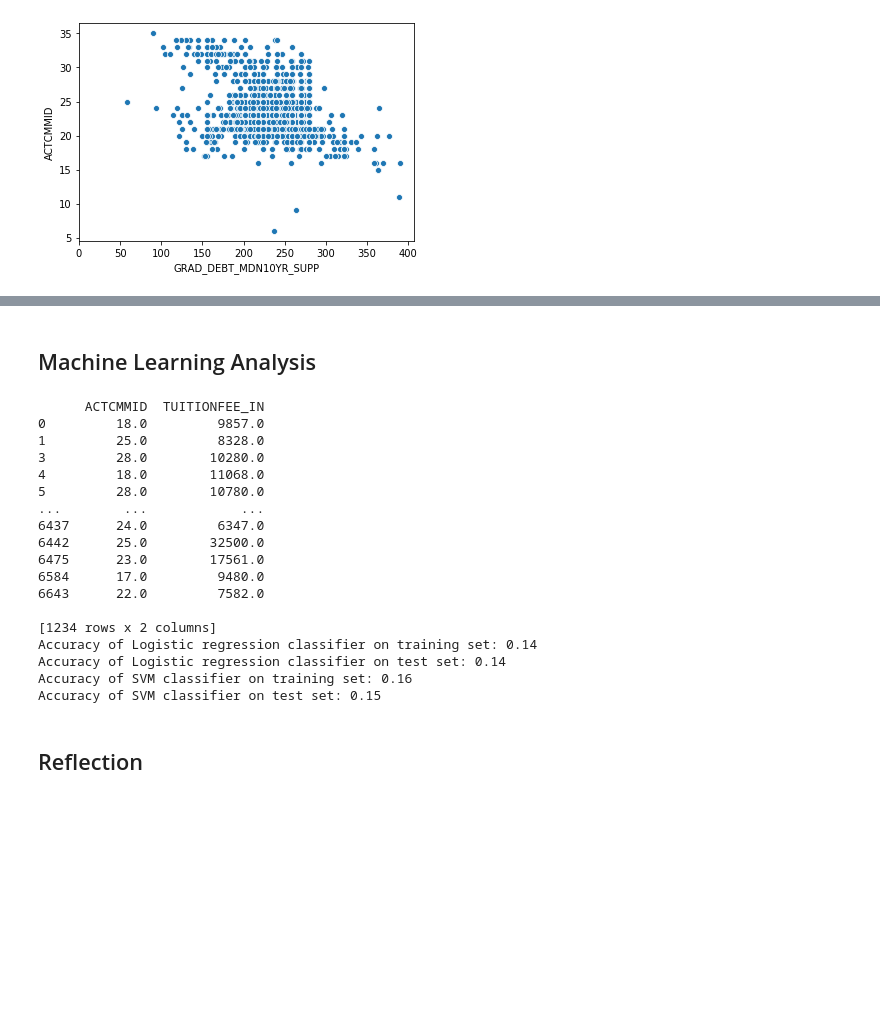
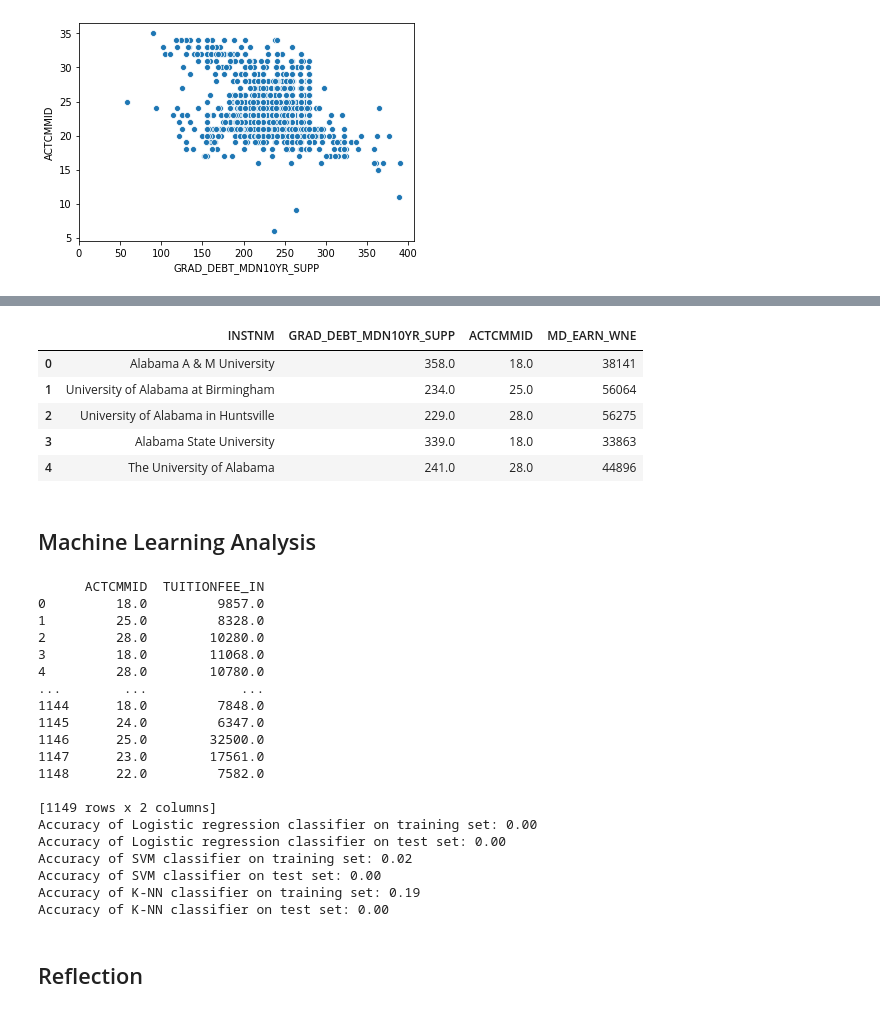
Before and after one commit to YJDave/cs418-s20-cs418_spring20_mighty_python, a Jupyter notebook: EduWorth.ipynb, the cells around one changed output, grey strips where cells are left out. Cells and saved outputs as stored; diff of their text form; code cells hidden in the pictures; blank space fills up the shorter version.

```diff
--- a/EduWorth.ipynb
+++ b/EduWorth.ipynb
@@ -117,3 +110,13 @@ See the caveats in the documentation: https://pandas.pydata.org/pandas-docs/stab
+# %%
+combined_data = pd.merge(college_data, final, on='INSTNM')
+combined_data[['INSTNM','GRAD_DEBT_MDN10YR_SUPP', 'ACTCMMID', 'MD_EARN_WNE']].head()
+# %% [output]
+|  | INSTNM | GRAD_DEBT_MDN10YR_SUPP | ACTCMMID | MD_EARN_WNE |
+| 0 | Alabama A & M University | 358.0 | 18.0 | 38141 |
+| 1 | University of Alabama at Birmingham | 234.0 | 25.0 | 56064 |
+| 2 | University of Alabama in Huntsville | 229.0 | 28.0 | 56275 |
+| 3 | Alabama State University | 339.0 | 18.0 | 33863 |
+| 4 | The University of Alabama | 241.0 | 28.0 | 44896 |
 # %% [markdown]
 ## Machine Learning Analysis
 # %%
@@ -128,9 +131,9 @@ from sklearn.preprocessing import MinMaxScaler
 
 features = ['ACTCMMID', 'TUITIONFEE_IN']
 
-X = college_data[features]
+X = combined_data[features]
 print(X)
-y = college_data['GRAD_DEBT_MDN10YR_SUPP']
+y = combined_data['MD_EARN_WNE']
 
 X_train, X_test, y_train, y_test = train_test_split(X, y, random_state=0)
 scaler = MinMaxScaler()
@@ -150,25 +153,35 @@ print('Accuracy of SVM classifier on training set: {:.2f}'
      .format(svm.score(X_train, y_train)))
 print('Accuracy of SVM classifier on test set: {:.2f}'
      .format(svm.score(X_test, y_test)))
+
+from sklearn.neighbors import KNeighborsClassifier
+knn = KNeighborsClassifier()
+knn.fit(X_train, y_train)
+print('Accuracy of K-NN classifier on training set: {:.2f}'
+     .format(knn.score(X_train, y_train)))
+print('Accuracy of K-NN classifier on test set: {:.2f}'
+     .format(knn.score(X_test, y_test)))
 # %% [output]
       ACTCMMID  TUITIONFEE_IN
 0         18.0         9857.0
 1         25.0         8328.0
-3         28.0        10280.0
-4         18.0        11068.0
-5         28.0        10780.0
+2         28.0        10280.0
+3         18.0        11068.0
+4         28.0        10780.0
 ...        ...            ...
-6437      24.0         6347.0
-6442      25.0        32500.0
-6475      23.0        17561.0
-6584      17.0         9480.0
-6643      22.0         7582.0
+1144      18.0         7848.0
+1145      24.0         6347.0
+1146      25.0        32500.0
+1147      23.0        17561.0
+1148      22.0         7582.0
 
-[1234 rows x 2 columns]
-Accuracy of Logistic regression classifier on training set: 0.14
-Accuracy of Logistic regression classifier on test set: 0.14
-Accuracy of SVM classifier on training set: 0.16
-Accuracy of SVM classifier on test set: 0.15
+[1149 rows x 2 columns]
+Accuracy of Logistic regression classifier on training set: 0.00
+Accuracy of Logistic regression classifier on test set: 0.00
+Accuracy of SVM classifier on training set: 0.02
+Accuracy of SVM classifier on test set: 0.00
+Accuracy of K-NN classifier on training set: 0.19
+Accuracy of K-NN classifier on test set: 0.00
 # %% [markdown]
 ## Reflection
 # %%
```
Also changed, not shown: parts of 5 cells of this notebook.
